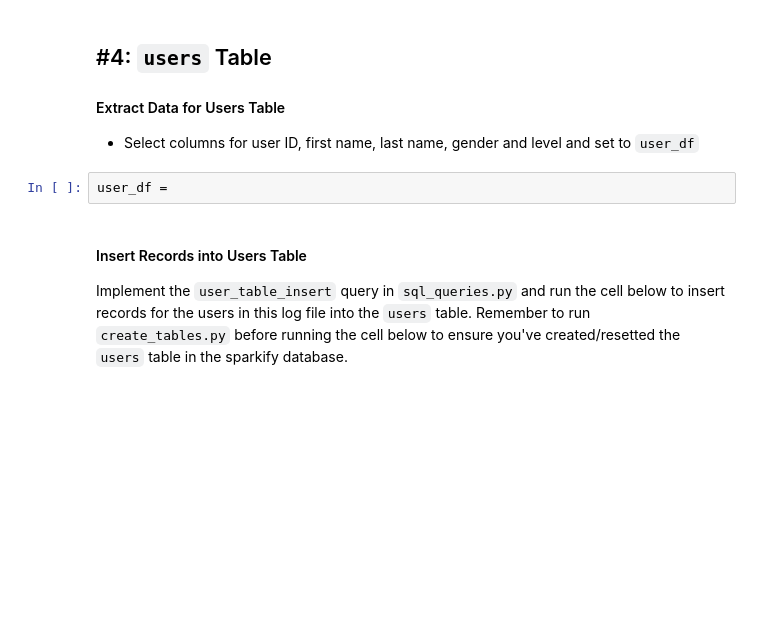
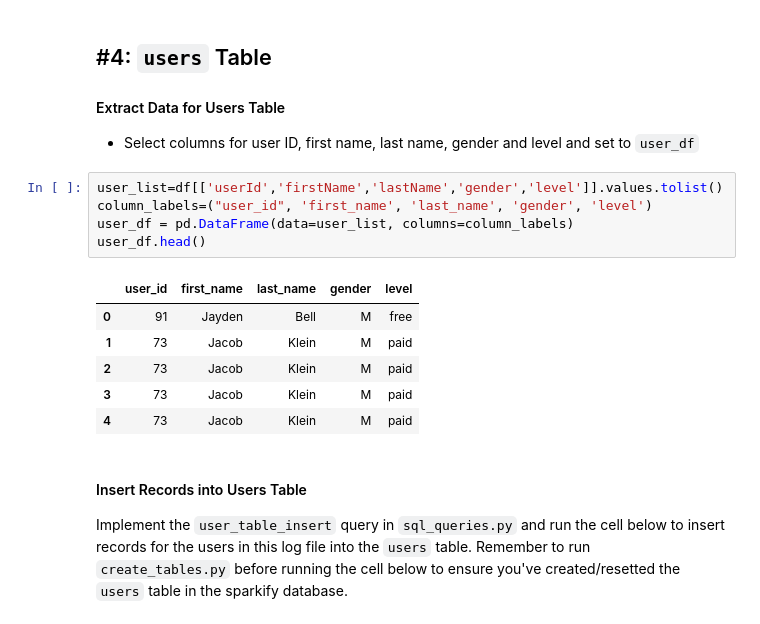
Before and after one commit to ferroramires/Sparkify-ETL, a Jupyter notebook: etl.ipynb, the cells around one changed output. Drawn from its saved outputs; the diff is of its cells as text; blank space fills up the shorter version.

```diff
--- a/etl.ipynb
+++ b/etl.ipynb
@@ -148,8 +165,18 @@ Run `test.ipynb` to see if you've successfully added records to this table.
 ## #4: `users` Table
 #### Extract Data for Users Table
 - Select columns for user ID, first name, last name, gender and level and set to `user_df`
-# %%
-user_df =
+# %%
+user_list=df[['userId','firstName','lastName','gender','level']].values.tolist()
+column_labels=("user_id", 'first_name', 'last_name', 'gender', 'level')
+user_df = pd.DataFrame(data=user_list, columns=column_labels)
+user_df.head()
+# %% [output]
+|  | user_id | first_name | last_name | gender | level |
+| 0 | 91 | Jayden | Bell | M | free |
+| 1 | 73 | Jacob | Klein | M | paid |
+| 2 | 73 | Jacob | Klein | M | paid |
+| 3 | 73 | Jacob | Klein | M | paid |
+| 4 | 73 | Jacob | Klein | M | paid |
 # %% [markdown]
 #### Insert Records into Users Table
 Implement the `user_table_insert` query in `sql_queries.py` and run the cell below to insert records for the users in this log file into the `users` table. Remember to run `create_tables.py` before running the cell below to ensure you've created/resetted the `users` table in the sparkify database.
```
Also changed, not shown: parts of 8 cells of this notebook, 1 other file.
